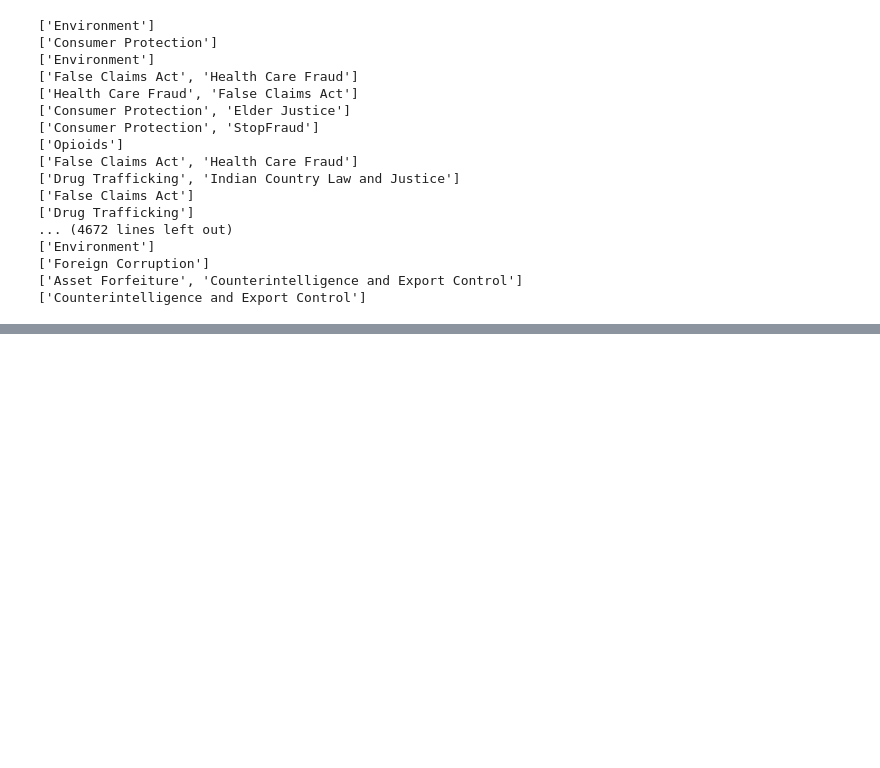
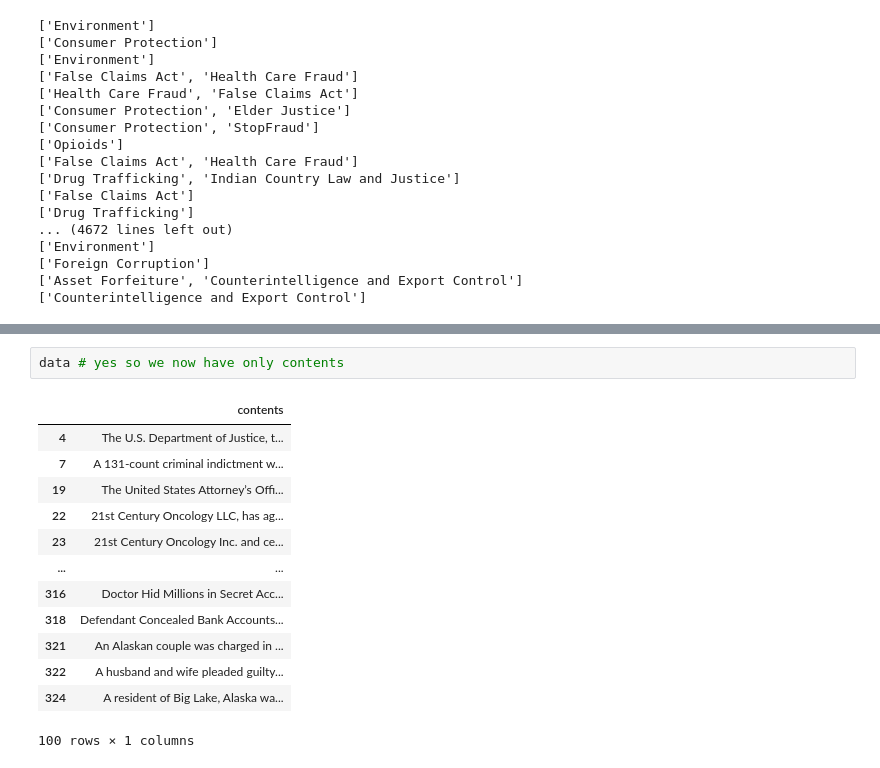
Before and after one commit to Aaditya-Waghulade/NLP-SPACY, a Jupyter notebook: stop_words.ipynb, the cells around one changed output, grey strips where cells are left out. Saved outputs shown, nothing was run; the diff lists cells and outputs as text; blank space fills up the shorter version.

```diff
--- a/stop_words.ipynb
+++ b/stop_words.ipynb
@@ -174,0 +181,16 @@ topic_searching(data) # so we also have important data in topics column so we ca
+# %%
+data # yes so we now have only contents
+# %% [output]
+|  | contents |
+| 4 | The U.S. Department of Justice, t... |
+| 7 | A 131-count criminal indictment w... |
+| 19 | The United States Attorney’s Offi... |
+| 22 | 21st Century Oncology LLC, has ag... |
+| 23 | 21st Century Oncology Inc. and ce... |
+| ... | ... |
+| 316 | Doctor Hid Millions in Secret Acc... |
+| 318 | Defendant Concealed Bank Accounts... |
+| 321 | An Alaskan couple was charged in ... |
+| 322 | A husband and wife pleaded guilty... |
+| 324 | A resident of Big Lake, Alaska wa... |
+100 rows × 1 columns
```
Also changed, not shown: parts of 10 cells of this notebook.
